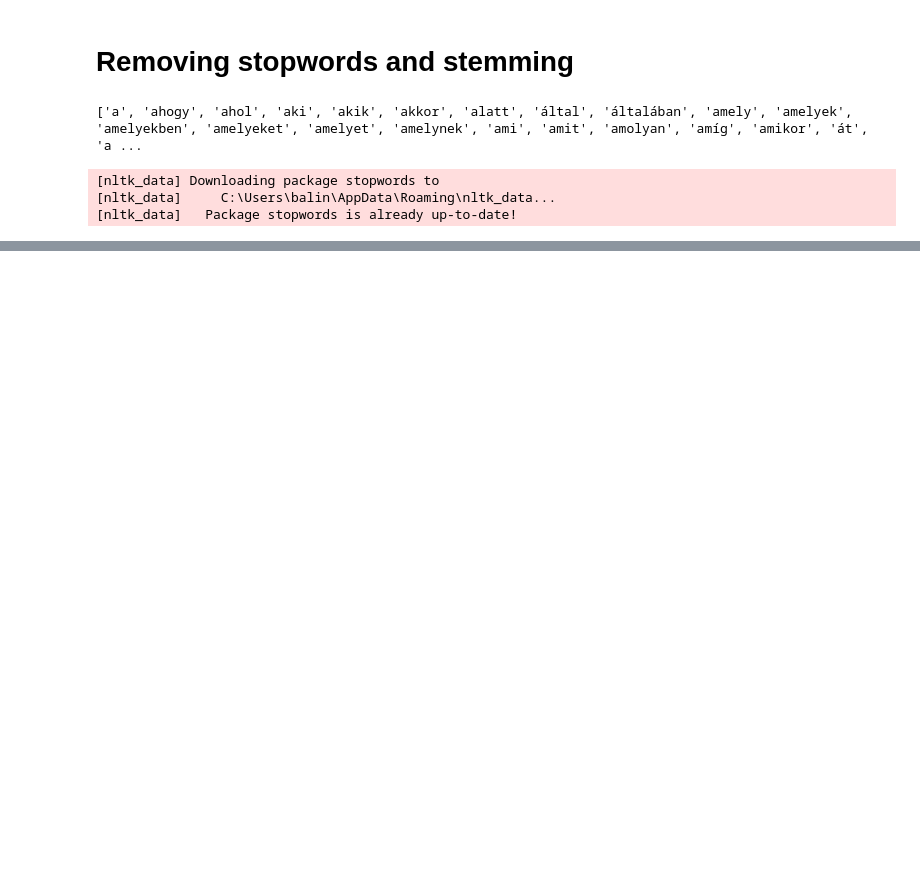
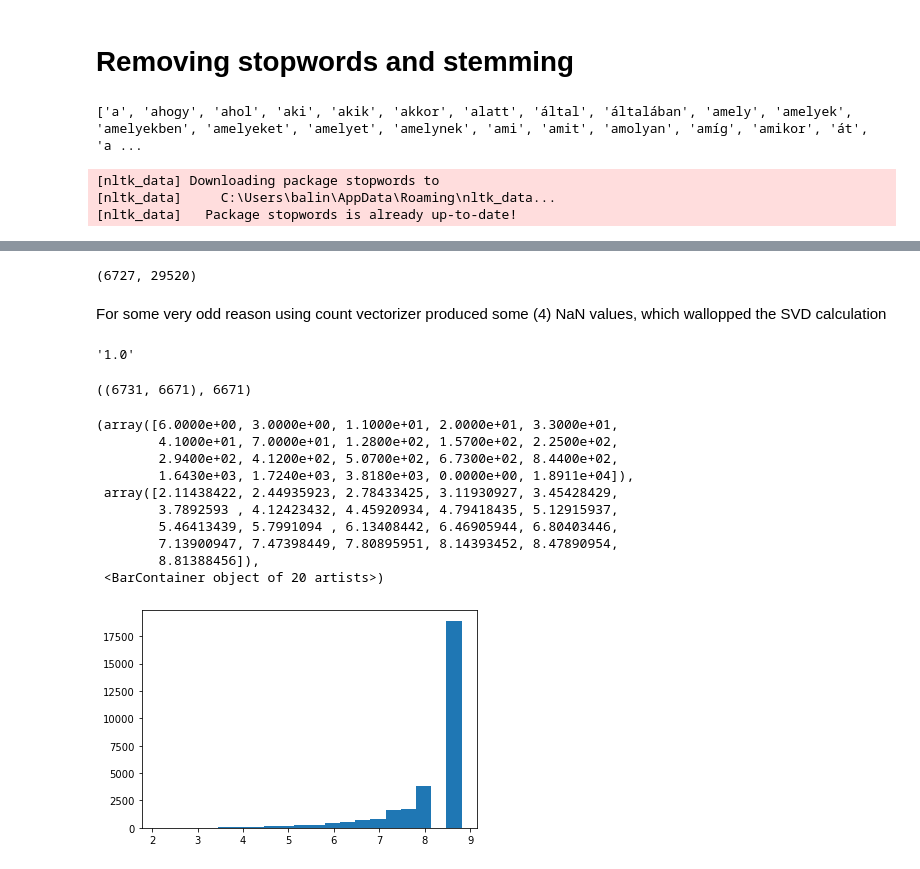
Before and after one commit to Balint831/Topic-detection-DSLab, a Jupyter notebook: workdir/Topic-Detection-on-Reddit/src/cleaning.ipynb, the cells around one changed output, grey strips where cells are left out. Drawn from its saved outputs; the diff is of its cells as text; code cells hidden in the pictures; blank space fills up the shorter version.

```diff
--- a/workdir/Topic-Detection-on-Reddit/src/cleaning.ipynb
+++ b/workdir/Topic-Detection-on-Reddit/src/cleaning.ipynb
@@ -222,0 +248,6 @@ comment_df.to_excel("..\data\cleaned_swed_stemmed.xlsx")
+# %%
+term_doc = pd.DataFrame(c.fit_transform(comment_df.text.astype('U')).toarray())
+#term_doc = pd.get_dummies(comment_df.text)
+
+term_frequency = term_doc.divide( term_doc.sum(axis="columns"), axis="rows")
+term_frequency.sum(axis="columns")
@@ -222,0 +267,5 @@ comment_df.to_excel("..\data\cleaned_swed_stemmed.xlsx")
+# %%
+#(term_doc.sum(axis="columns") < 1).sum()
+term_doc.columns = c.get_feature_names()
+#c.get_feature_names(term_doc)
+term_doc
@@ -222,0 +307,39 @@ comment_df.to_excel("..\data\cleaned_swed_stemmed.xlsx")
+# %%
+# idf number of documents / number of documents containing the word
+temp = np.zeros(len(term_doc.columns))
+
+for i in range(len(temp)):
+    temp[i] = sum(term_doc.iloc[:,i].map(lambda x: 1 if x > 0 else 0))
+
+idf = np.log(len(term_doc) / temp)
+# %%
+pd.DataFrame(c.fit_transform(comment_df.text).toarray()).shape
+# %% [output]
+(6727, 29520)
+# %% [markdown]
+For some very odd reason using count vectorizer produced some (4) NaN values, which wallopped the SVD calculation
+# %%
+(term_doc.sum(axis="columns")<1).sum()
+#c.get_feature_names_out(2)
+import sklearn
+sklearn.__version__
+# %% [output]
+'1.0'
+# %%
+term_doc.shape, len(idf)
+# %% [output]
+((6731, 6671), 6671)
+# %%
+plt.hist(idf, bins = 20)
+# %% [output]
+(array([6.0000e+00, 3.0000e+00, 1.1000e+01, 2.0000e+01, 3.3000e+01,
+        4.1000e+01, 7.0000e+01, 1.2800e+02, 1.5700e+02, 2.2500e+02,
+        2.9400e+02, 4.1200e+02, 5.0700e+02, 6.7300e+02, 8.4400e+02,
+        1.6430e+03, 1.7240e+03, 3.8180e+03, 0.0000e+00, 1.8911e+04]),
+ array([2.11438422, 2.44935923, 2.78433425, 3.11930927, 3.45428429,
+        3.7892593 , 4.12423432, 4.45920934, 4.79418435, 5.12915937,
+        5.46413439, 5.7991094 , 6.13408442, 6.46905944, 6.80403446,
+        7.13900947, 7.47398449, 7.80895951, 8.14393452, 8.47890954,
+        8.81388456]),
+ <BarContainer object of 20 artists>)
+[figure, added]
```
Also changed, not shown: parts of 27 cells of this notebook, 2 other files.
